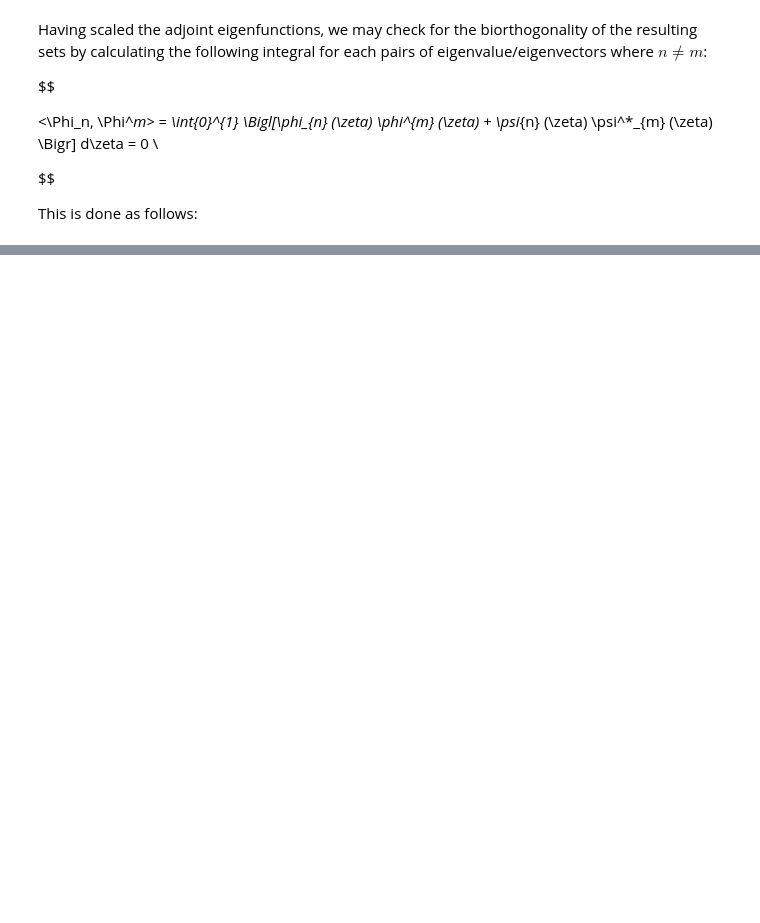
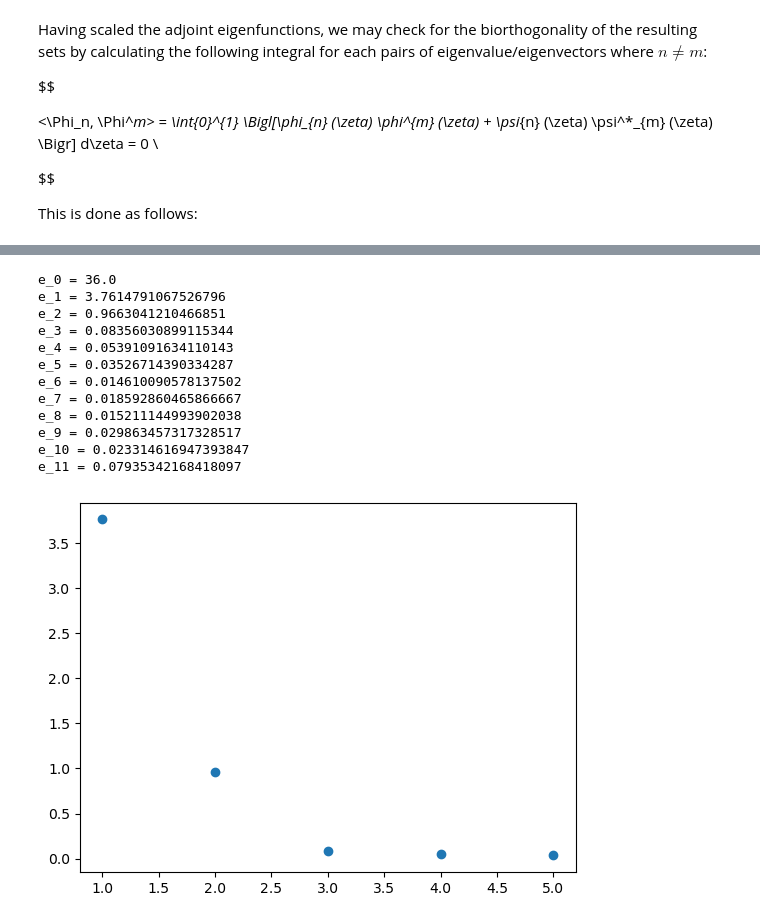
Before and after one commit to behradmoadeli/pfr_isothermal_recycle_delay_optimal, a Jupyter notebook: reports/BehradPaper.ipynb, the cells around one changed output, grey strips where cells are left out. Cells and saved outputs as stored; diff of their text form; code cells hidden in the pictures; blank space fills up the shorter version.

```diff
--- a/reports/BehradPaper.ipynb
+++ b/reports/BehradPaper.ipynb
@@ -568,0 +583,31 @@ plt.show()
+# %%
+x = np.linspace(0,1,1000)
+s = [np.zeros_like(x)]
+e=[]
+for n,l in enumerate(lambdas):
+    y = quad(eig_fun_mul_2,0,1,args=(default_pars, l, b_star[n]),complex_func=True)[0]
+    s.append(s[n] + y * eig_fun_1(x,default_pars, l, b_star[n]))
+    err = sum((abs(s[n]) - 6)**2)/1000
+    print(f'e_{n} = {err}')
+    e.append(err)
+    # if np.mod(n,2) == 0 and n > 0:
+    # if n > 0 and n < 8:
+    #     plt.plot(x, e, label=n)
+
+plt.scatter(range(1,6), e[1:6])
+# plt.legend()
+plt.show()
+# %% [output]
+e_0 = 36.0
+e_1 = 3.7614791067526796
+e_2 = 0.9663041210466851
+e_3 = 0.08356030899115344
+e_4 = 0.05391091634110143
+e_5 = 0.03526714390334287
+e_6 = 0.014610090578137502
+e_7 = 0.018592860465866667
+e_8 = 0.015211144993902038
+e_9 = 0.029863457317328517
+e_10 = 0.023314616947393847
+e_11 = 0.07935342168418097
+[figure, added]
```
Also changed, not shown: parts of 12 cells of this notebook, 1 other file.
